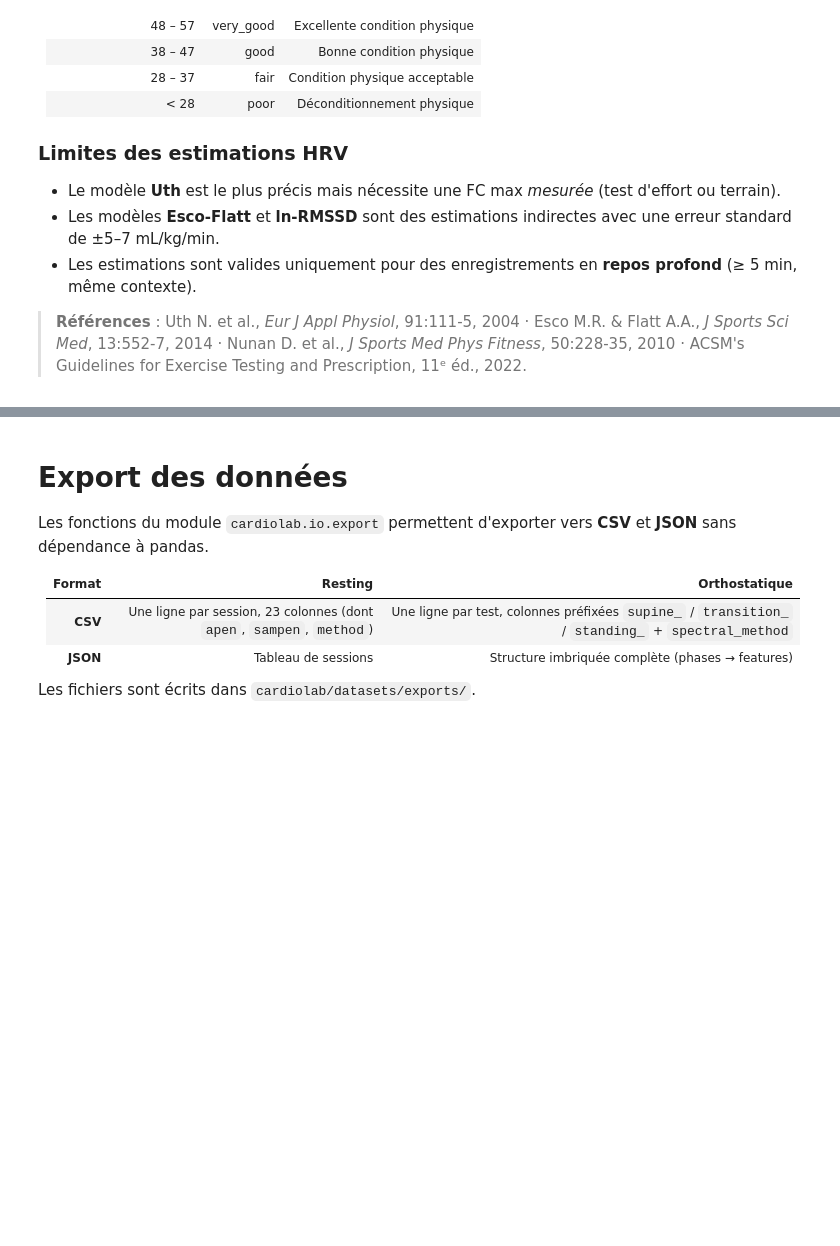
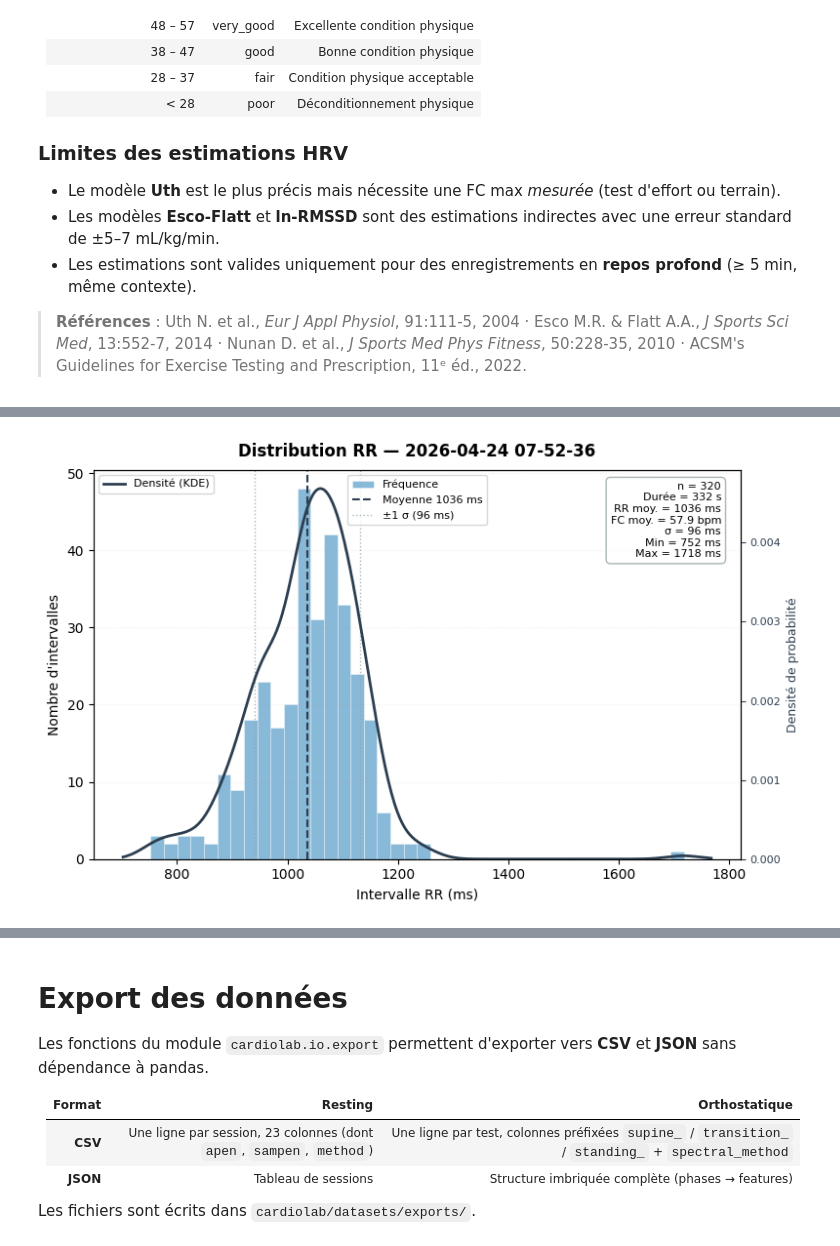
Before and after one commit to JulienMilon-DevSecOps/cardiolab, a Jupyter notebook: pipeline-notebook.ipynb, the cells around one changed output, grey strips where cells are left out. Cells and saved outputs as stored; diff of their text form; code cells hidden in the pictures; blank space fills up the shorter version.

```diff
--- a/pipeline-notebook.ipynb
+++ b/pipeline-notebook.ipynb
@@ -1265,0 +1325,12 @@ else:
+# %%
+# Distribution des intervalles RR (histogramme + KDE)
+if rr_sessions:
+    fig = plot_rr_distribution(
+        rr_sessions[0],
+        title=f'Distribution RR — {session_labels[0]}',
+        show_kde=True,
+        show_stats=True,
+    )
+    fig.show()
+# %% [output]
+[figure, added]
```
Also changed, not shown: parts of 6 cells of this notebook, 4 other files.
